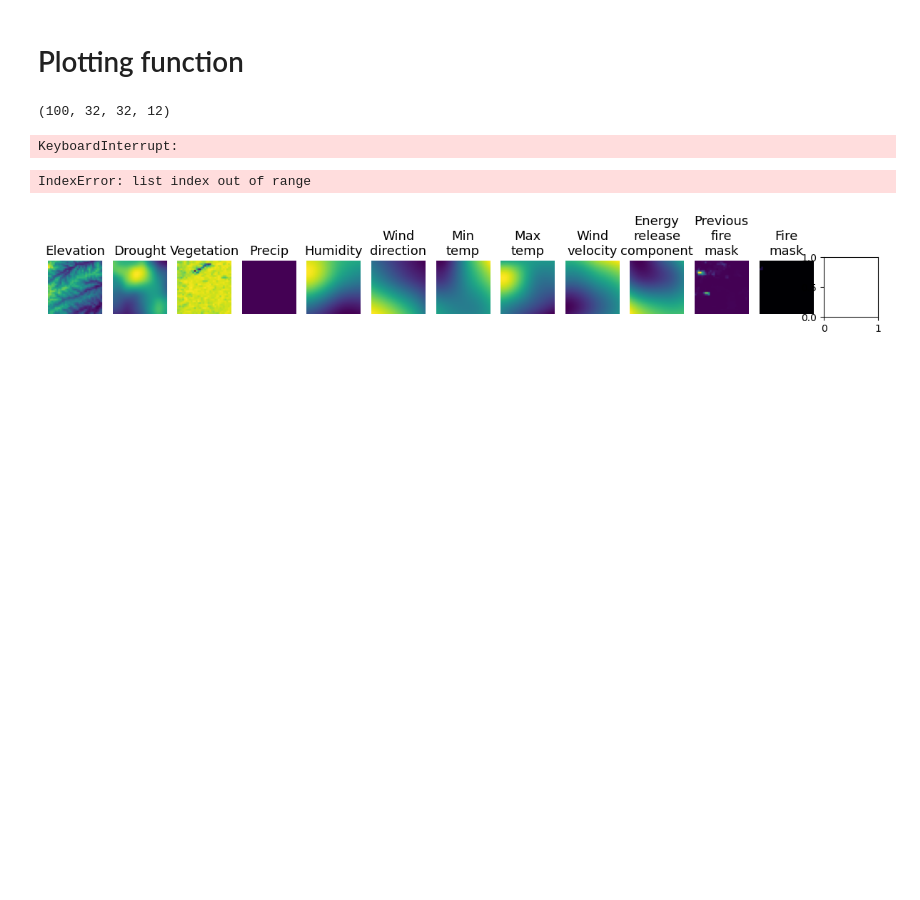
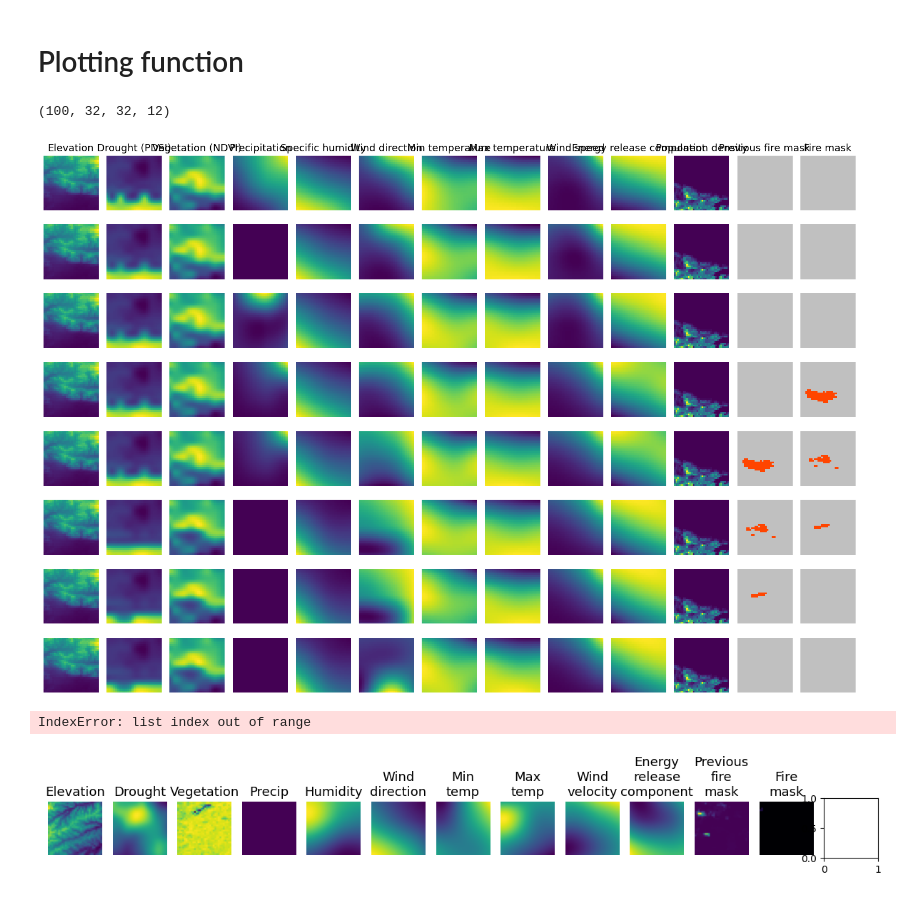
Before and after one commit to lmudeeplearninglab/GeoTransformer-Wildfires-2025, a Jupyter notebook: dataset_demo.ipynb, the cells around one changed output. Drawn from its saved outputs; the diff is of its cells as text; code cells hidden in the pictures; blank space fills up the shorter version.

Commit message:
export_dataset notebook full works! fixed population and also pdsi bug. Able to visualize the dataset for the eaton fires

```diff
--- a/dataset_demo.ipynb
+++ b/dataset_demo.ipynb
@@ -16,8 +16,8 @@ import dataset
 # %% [markdown]
 Enter the file pattern of the dataset.
 # %%
-file_pattern = 'dataset/next-day-wildfire-spread/next_day_wildfire_spread_train*'
-#file_pattern = 'exports/eaton_sample*'
+#file_pattern = 'dataset/next-day-wildfire-spread/next_day_wildfire_spread_train*'
+file_pattern = 'exports/eaton_sample*'
 # %% [markdown]
 ## Using Python Modules
 
@@ -32,9 +32,8 @@ The dataset loading now uses the `dataset.get_dataset()` function from `dataset.
 - Output downsampling options
 # %%
 #Automatically detect and filter features available in the TFRecords
-#INPUT_FEATURES = dataset.filter_features_by_availability(
-#    constants.INPUT_FEATURES,
-#    file_pattern,
-#    verbose=True
-#)
-INPUT_FEATURES = constants.INPUT_FEATURES
+INPUT_FEATURES = dataset.filter_features_by_availability(
+    constants.INPUT_FEATURES,
+    file_pattern,
+    verbose=True)
+#INPUT_FEATURES = constants.INPUT_FEATURES
@@ -49,7 +50,7 @@ train_dataset = dataset.get_dataset(
     output_features=constants.OUTPUT_FEATURES,
     shuffle=False,
     shuffle_buffer_size=1000,
-    compression_type='None',
+    compression_type='GZIP',
     input_sequence_length=1,
     output_sequence_length=1,
     repeat=False,
@@ -98,19 +117,19 @@ keys = INPUT_FEATURES
 # %%
 import image_utils
 
 # New plotting using the shared helper from image_utils.
 # This keeps the old matplotlib-based visualization (next cell)
 # but provides a single, feature-aware entry point for future use.
 _ = image_utils.plot_dataset(
-    n_rows=n_rows,
+    n_rows=23,
     inputs=inputs,
     labels=labels,
     predictions=None,
     feature_names=INPUT_FEATURES,
 )
 plt.show()
 # %% [output]
-KeyboardInterrupt:
+[figure, added]
 # %%
 fig = plt.figure(figsize=(15,6.5*(23/5)))
 
```
Also changed, not shown: parts of 2 cells of this notebook, 5 other files.
